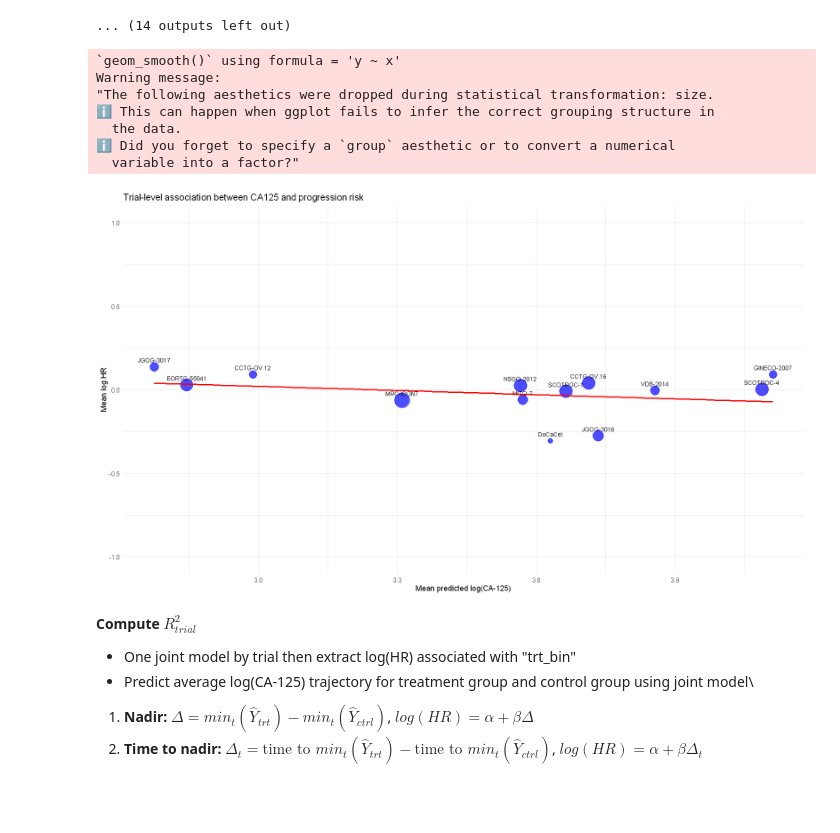
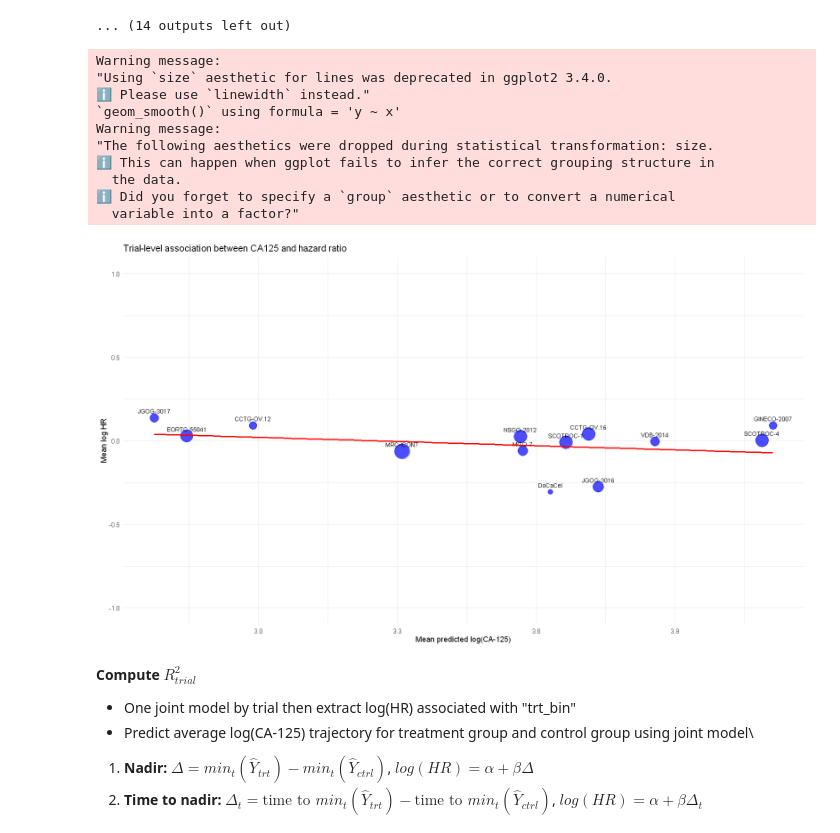
Before and after one commit to Kodro23/Surrogacy_evaluation_CA125, a Jupyter notebook: notebooks/CA125.ipynb, the cells around one changed output. Saved outputs shown, nothing was run; the diff lists cells and outputs as text; code cells hidden in the pictures; blank space fills up the shorter version.

```diff
--- a/notebooks/CA125.ipynb
+++ b/notebooks/CA125.ipynb
@@ -1008,6 +1032,8 @@ Warning message:
 [figure]
 # %%
 results_list2 <- list()
+ca125_all_6<-ca125_all_6 %>%arrange(id_num)
+trial_list <- split(ca125_all_6, ca125_all_6$trialid)
 for (trial_name in names(trial_list)) {
 
   cat("Fitting trial:", trial_name, "\n")
@@ -1162,35 +1188,38 @@ Warning message in Surv(time = c(1189.9999999925, 1189.9999999925, 1189.99999999
 # %%
 
 # =========================
 # Plot
 # =========================
 options(repr.plot.width = 14, repr.plot.height = 8)
 
 ggplot(trial_summary_all2,
        aes(x = mean_log_ca125,
            y = log_hr,
            size = n_events)) +
   geom_point(color = "blue", alpha = 0.7) +
   geom_text(aes(label = trialid), vjust = -1, size = 3) +
   geom_smooth(method = "lm", se = FALSE, color = "red") +
   scale_size(range = c(3, 10)) +
   theme_minimal() +
   theme(legend.position = "none") +
   labs(
     x = "Mean predicted log(CA-125)",
     y = "Mean log HR",
-    title = "Trial-level association between CA125 and progression risk"
+    title = "Trial-level association between CA125 and hazard ratio"
   ) +
   ylim(-1, 1)
 # %% [output]
+Warning message:
+"Using `size` aesthetic for lines was deprecated in ggplot2 3.4.0.
+ℹ Please use `linewidth` instead."
 `geom_smooth()` using formula = 'y ~ x'
 Warning message:
 "The following aesthetics were dropped during statistical transformation: size.
 ℹ This can happen when ggplot fails to infer the correct grouping structure in
   the data.
 ℹ Did you forget to specify a `group` aesthetic or to convert a numerical
   variable into a factor?"
-[figure, old version]
+[figure, new version]
 # %% [markdown]
 **Compute $R^2_{trial}$**
 - One joint model by trial then extract log(HR) associated with "trt_bin"
```
Also changed, not shown: parts of 17 cells of this notebook, 3 other files.
